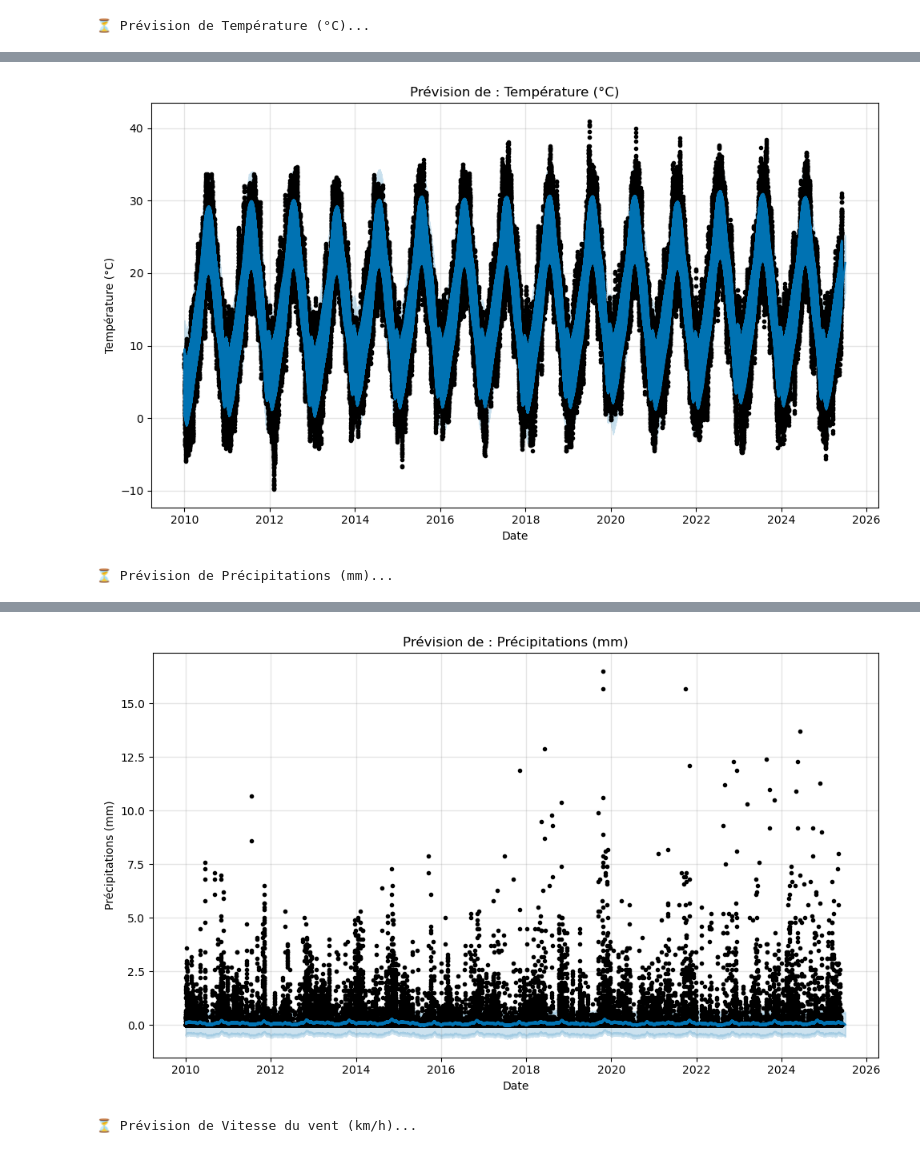
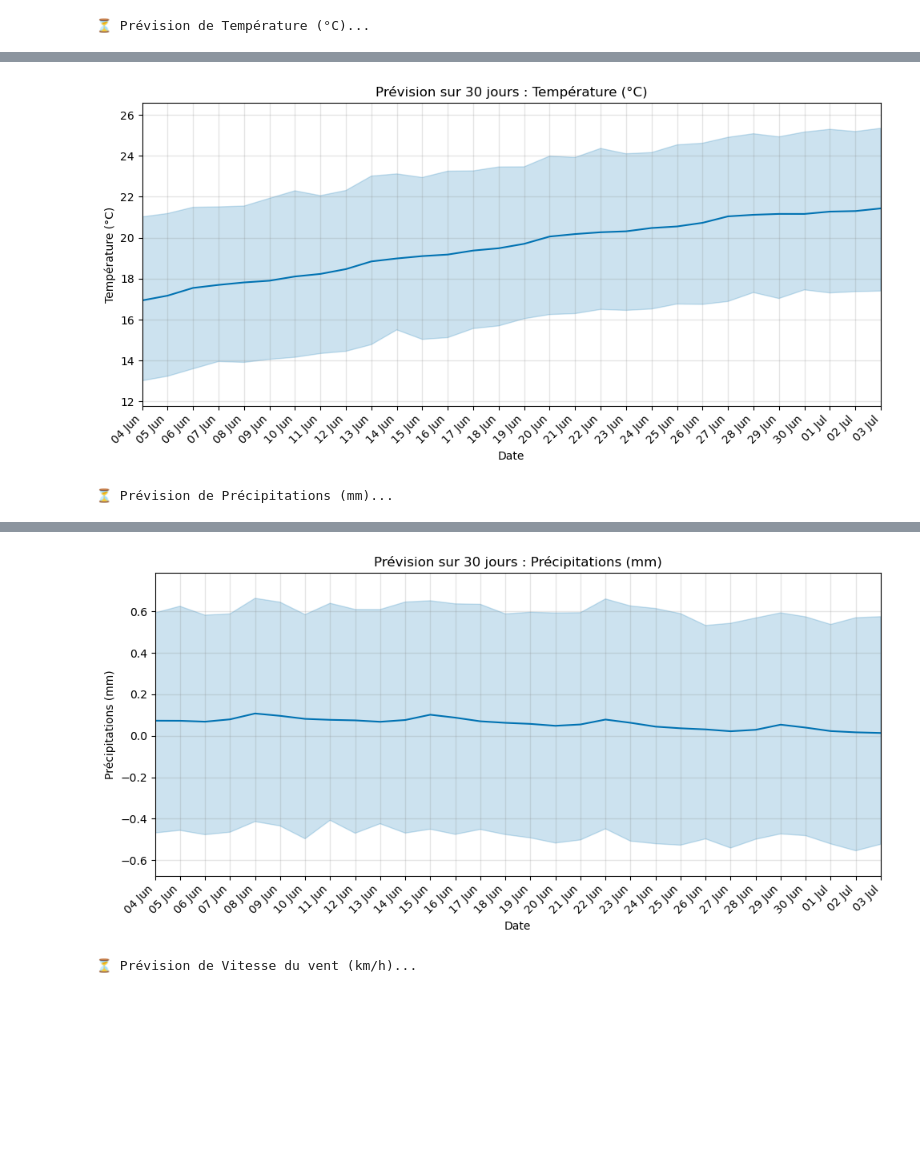
Before and after one commit to NoaYnov/Weather_Ynov, a Jupyter notebook: src/test_prophet/prophet.ipynb, the cells around one changed output, grey strips where cells are left out. Cells and saved outputs as stored; diff of their text form; code cells hidden in the pictures; blank space fills up the shorter version.

Commit message:
Prevision Prophet final

```diff
--- a/src/test_prophet/prophet.ipynb
+++ b/src/test_prophet/prophet.ipynb
@@ -2,20 +2,17 @@
 import pandas as pd
 from prophet import Prophet
 import matplotlib.pyplot as plt
+import matplotlib.dates as mdates
 
-# Charger les données
 prophet_df = pd.read_csv("meteo_aix.csv")
 prophet_df["date"] = pd.to_datetime(prophet_df["date"]).dt.tz_localize(None)
 
-
-# Variables à prédire
 targets = {
     "Température (°C)": "temperature_2m",
     "Précipitations (mm)": "precipitation",
     "Vitesse du vent (km/h)": "wind_speed_10m"
 }
 
-# Boucle sur chaque variable cible
 for label, column in targets.items():
     print(f"\n⏳ Prévision de {label}...")
 
@@ -27,10 +24,24 @@ for label, column in targets.items():
     # Prédiction sur 30 jours
     future = model.make_future_dataframe(periods=30)
     forecast = model.predict(future)
+    forecast_future = forecast[forecast["ds"] > df_prophet["ds"].max()]
 
-    # Affichage
-    fig = model.plot(forecast)
-    plt.title(f"Prévision de : {label}")
+    fig, ax = plt.subplots(figsize=(10, 5))
+    model.plot(forecast, ax=ax)
+
+    ax.set_xlim(forecast_future["ds"].min(), forecast_future["ds"].max())
+
+    y_min = forecast_future["yhat_lower"].min()
+    y_max = forecast_future["yhat_upper"].max()
+    y_margin = (y_max - y_min) * 0.1  # marge de 10%
+    ax.set_ylim(y_min - y_margin, y_max + y_margin)
+
+    ax.xaxis.set_major_locator(mdates.DayLocator(interval=1))
+    ax.xaxis.set_major_formatter(mdates.DateFormatter('%d %b'))
+
+    plt.setp(ax.get_xticklabels(), rotation=45, ha="right")
+
+    plt.title(f"Prévision sur 30 jours : {label}")
     plt.xlabel("Date")
     plt.ylabel(label)
     plt.tight_layout()
@@ -42,2 +53,2 @@ for label, column in targets.items():
-[figure, old version]
+[figure, new version]
 ⏳ Prévision de Précipitations (mm)...
@@ -46,2 +57,2 @@ for label, column in targets.items():
-[figure, old version]
+[figure, new version]
 ⏳ Prévision de Vitesse du vent (km/h)...
```
Also changed, not shown: parts of 1 cell of this notebook.
